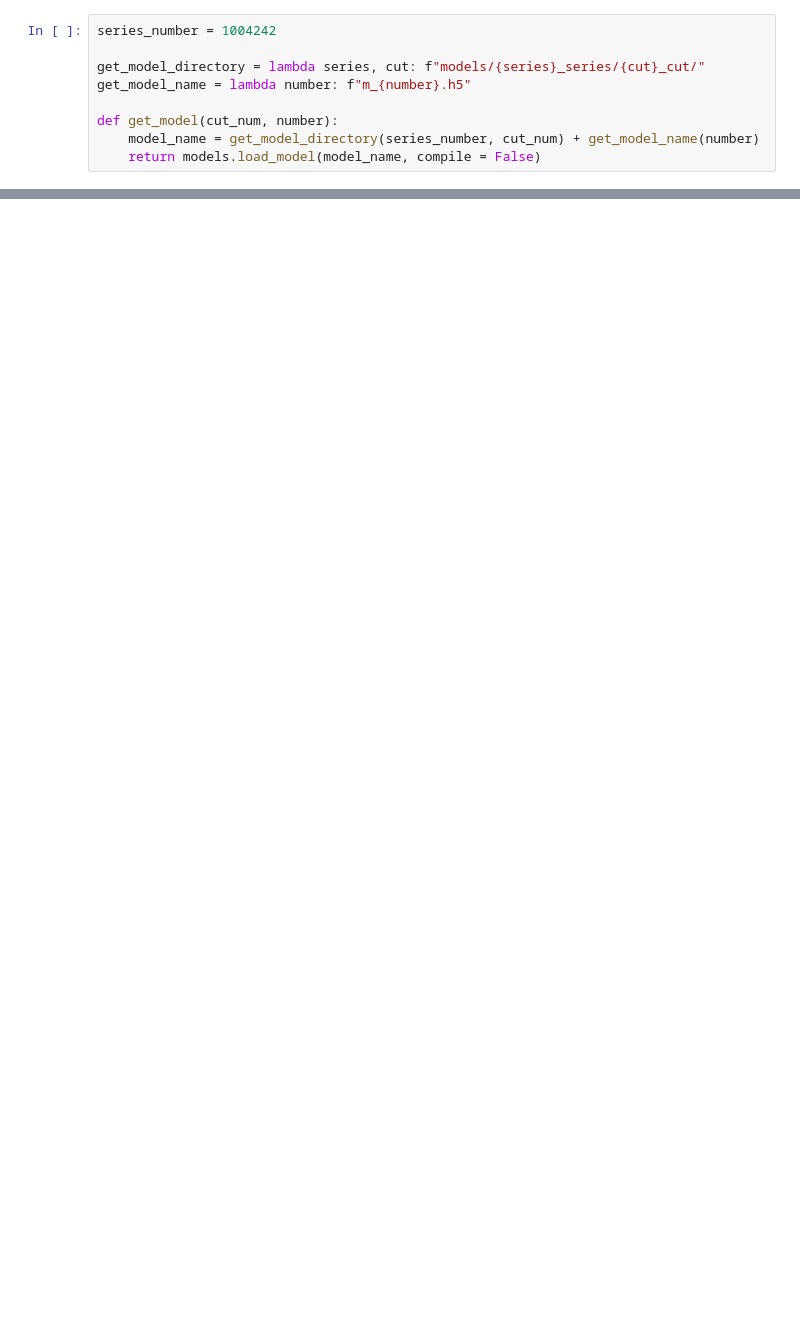
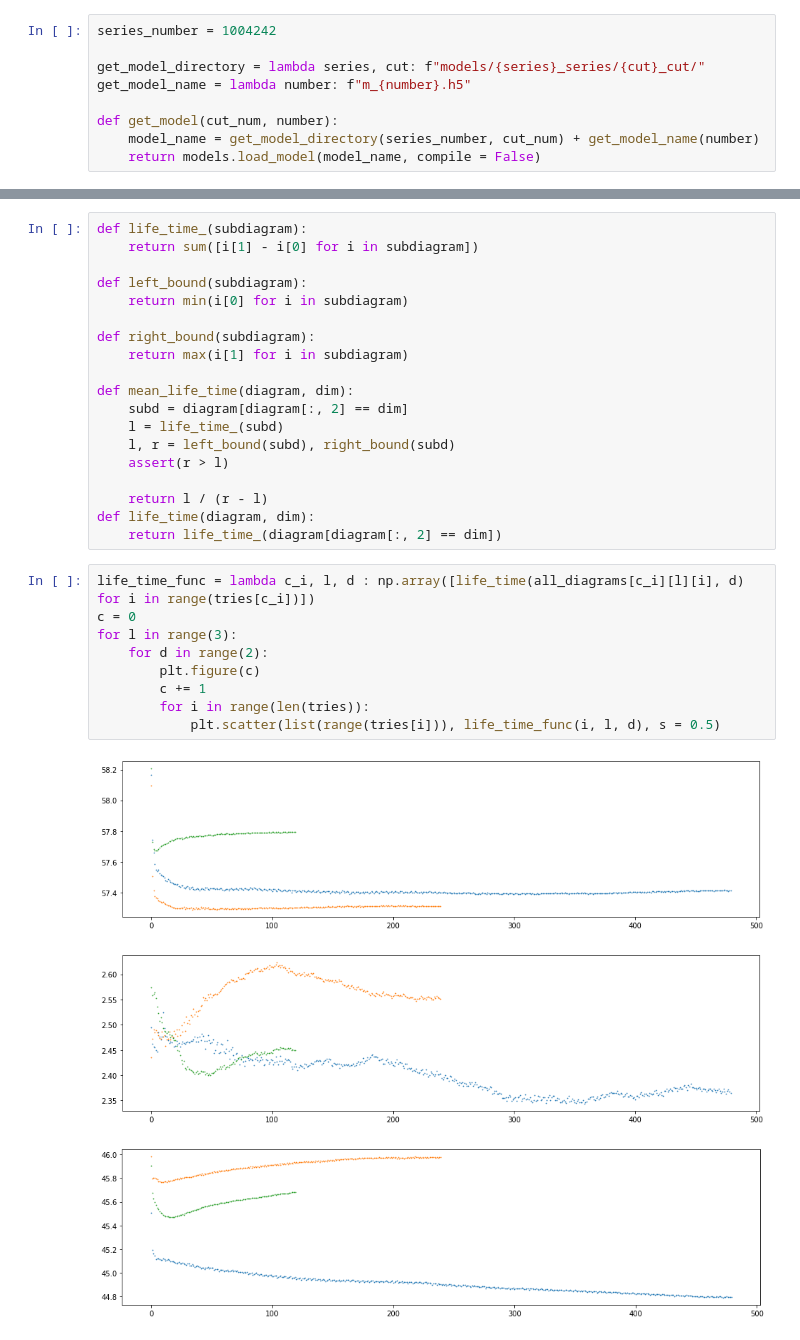
Before and after one commit to FeorgeGeorge/NetworkTopology, a Jupyter notebook: mnist/cosineSimilarity.ipynb, the cells around one changed output, grey strips where cells are left out. Saved outputs shown, nothing was run; the diff lists cells and outputs as text; blank space fills up the shorter version.

```diff
--- a/mnist/cosineSimilarity.ipynb
+++ b/mnist/cosineSimilarity.ipynb
@@ -62,0 +167,32 @@ import plotly.graph_objects as go
+# %%
+def life_time_(subdiagram):
+    return sum([i[1] - i[0] for i in subdiagram])
+
+def left_bound(subdiagram):
+    return min(i[0] for i in subdiagram)
+
+def right_bound(subdiagram):
+    return max(i[1] for i in subdiagram)
+
+def mean_life_time(diagram, dim):
+    subd = diagram[diagram[:, 2] == dim]
+    l = life_time_(subd)
+    l, r = left_bound(subd), right_bound(subd)
+    assert(r > l)
+
+    return l / (r - l)
+def life_time(diagram, dim):
+    return life_time_(diagram[diagram[:, 2] == dim])
+# %%
+life_time_func = lambda c_i, l, d : np.array([life_time(all_diagrams[c_i][l][i], d) for i in range(tries[c_i])])
+c = 0
+for l in range(3):
+    for d in range(2):
+        plt.figure(c)
+        c += 1
+        for i in range(len(tries)):
+            plt.scatter(list(range(tries[i])), life_time_func(i, l, d), s = 0.5)
+# %% [output]
+[figure, added]
+[figure, added]
+[figure, added]
```
Also changed, not shown: parts of 22 cells of this notebook, 1 other file.
